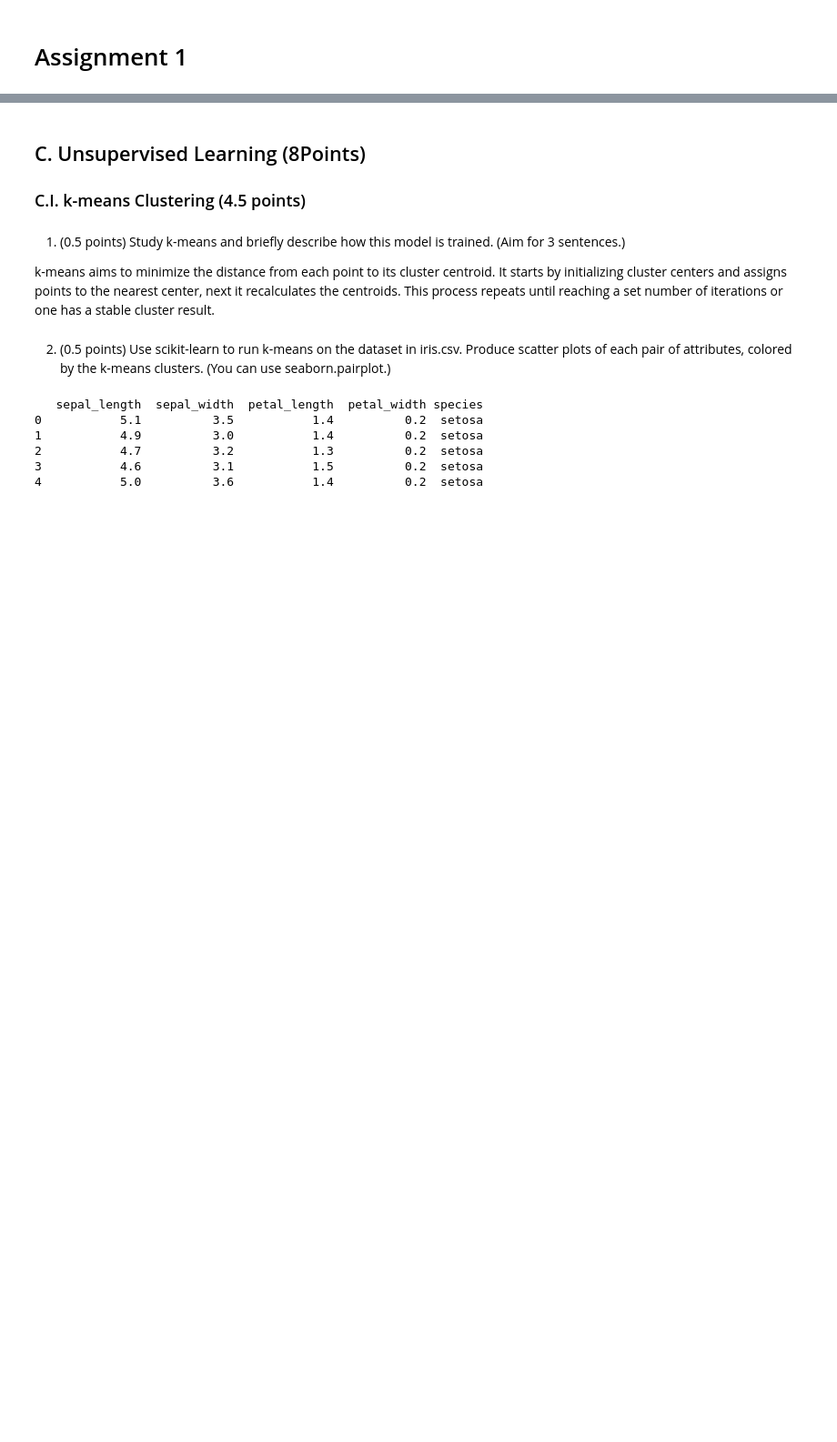
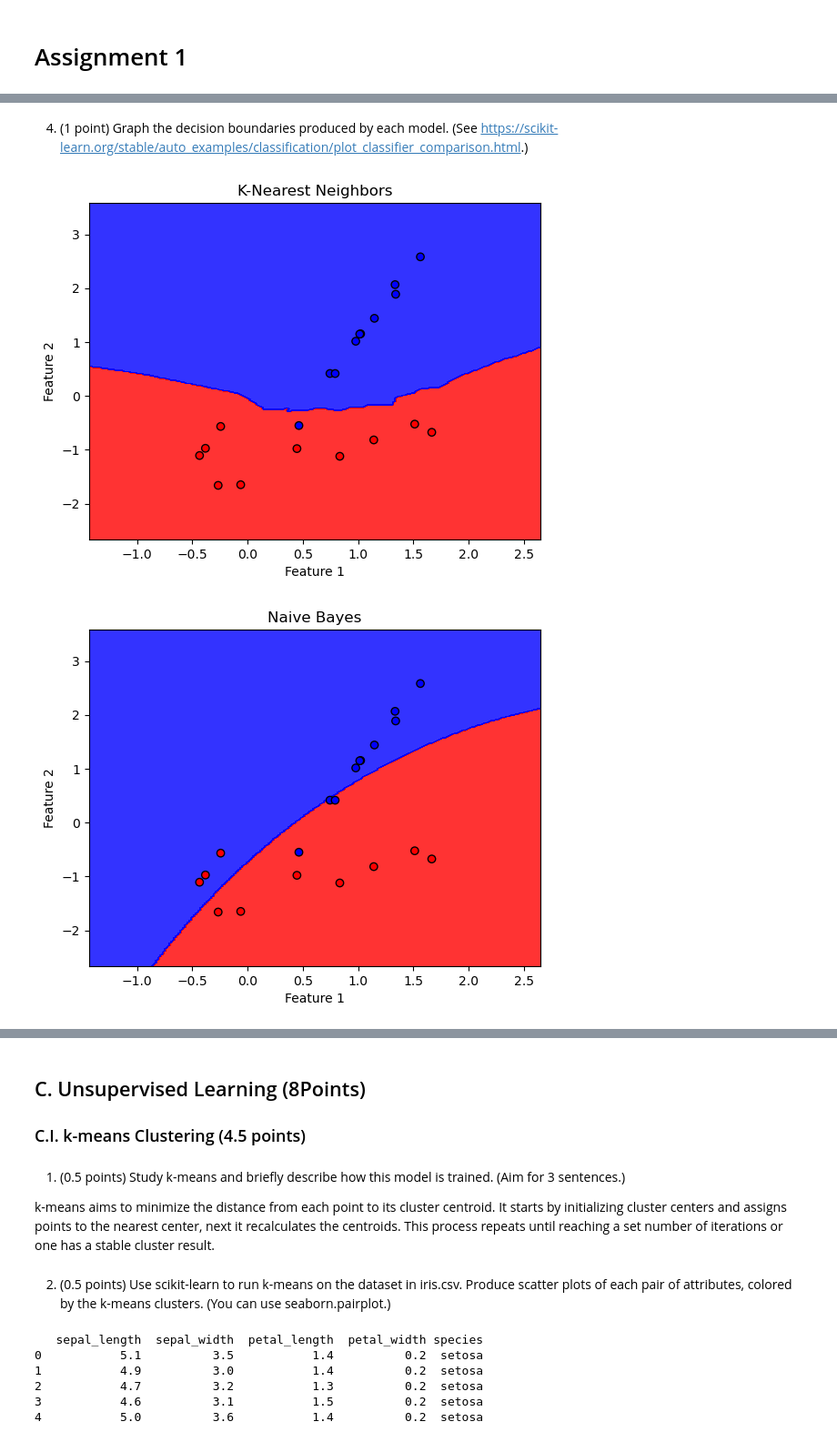
Before and after one commit to Davidpereira2803/IML_Assigments, a Jupyter notebook: Assignment1/assignmentself1.ipynb, the cells around one changed output, grey strips where cells are left out. Shown: that part at 91% size. Cells and saved outputs as stored; diff of their text form; code cells hidden in the pictures; blank space fills up the shorter version.

```diff
--- a/Assignment1/assignmentself1.ipynb
+++ b/Assignment1/assignmentself1.ipynb
@@ -2,0 +24,11 @@
+# %%
+from sklearn.model_selection import train_test_split
+import numpy as np
+
+X_train, X_test, y_train, y_test = train_test_split(X, y, test_size=0.25, random_state=42)
+
+outliersclass1 = np.array([[6, 6], [7, 7]])
+outliersclass2 = np.array([[-6, -6], [-7, -7]])
+
+X_train = np.vstack([X_train, outliersclass1, outliersclass2])
+y_train = np.hstack([y_train, [0, 0, 1, 1]])
@@ -2,0 +88,26 @@
+# %% [markdown]
+4. (1 point) Graph the decision boundaries produced by each model. (See https://scikit-learn.org/stable/auto_examples/classification/plot_classifier_comparison.html.)
+# %%
+from matplotlib.colors import ListedColormap
+
+def plot_decision_boundary(model, X, y, title):
+    h = 0.02  # step size in the mesh
+    x_min, x_max = X[:, 0].min() - 1, X[:, 0].max() + 1
+    y_min, y_max = X[:, 1].min() - 1, X[:, 1].max() + 1
+    xx, yy = np.meshgrid(np.arange(x_min, x_max, h), np.arange(y_min, y_max, h))
+
+    Z = model.predict(np.c_[xx.ravel(), yy.ravel()])
+    Z = Z.reshape(xx.shape)
+
+    plt.contourf(xx, yy, Z, alpha=0.8, cmap=ListedColormap(('red', 'blue')))
+    plt.scatter(X[:, 0], X[:, 1], c=y, edgecolors='k', cmap=ListedColormap(('red', 'blue')))
+    plt.title(title)
+    plt.xlabel('Feature 1')
+    plt.ylabel('Feature 2')
+    plt.show()
+
+for name, model in models.items():
+    plot_decision_boundary(model, X_test, y_test, name)
+# %% [output]
+[figure, added]
+[figure, added]
```
Also changed, not shown: parts of 8 cells of this notebook.
